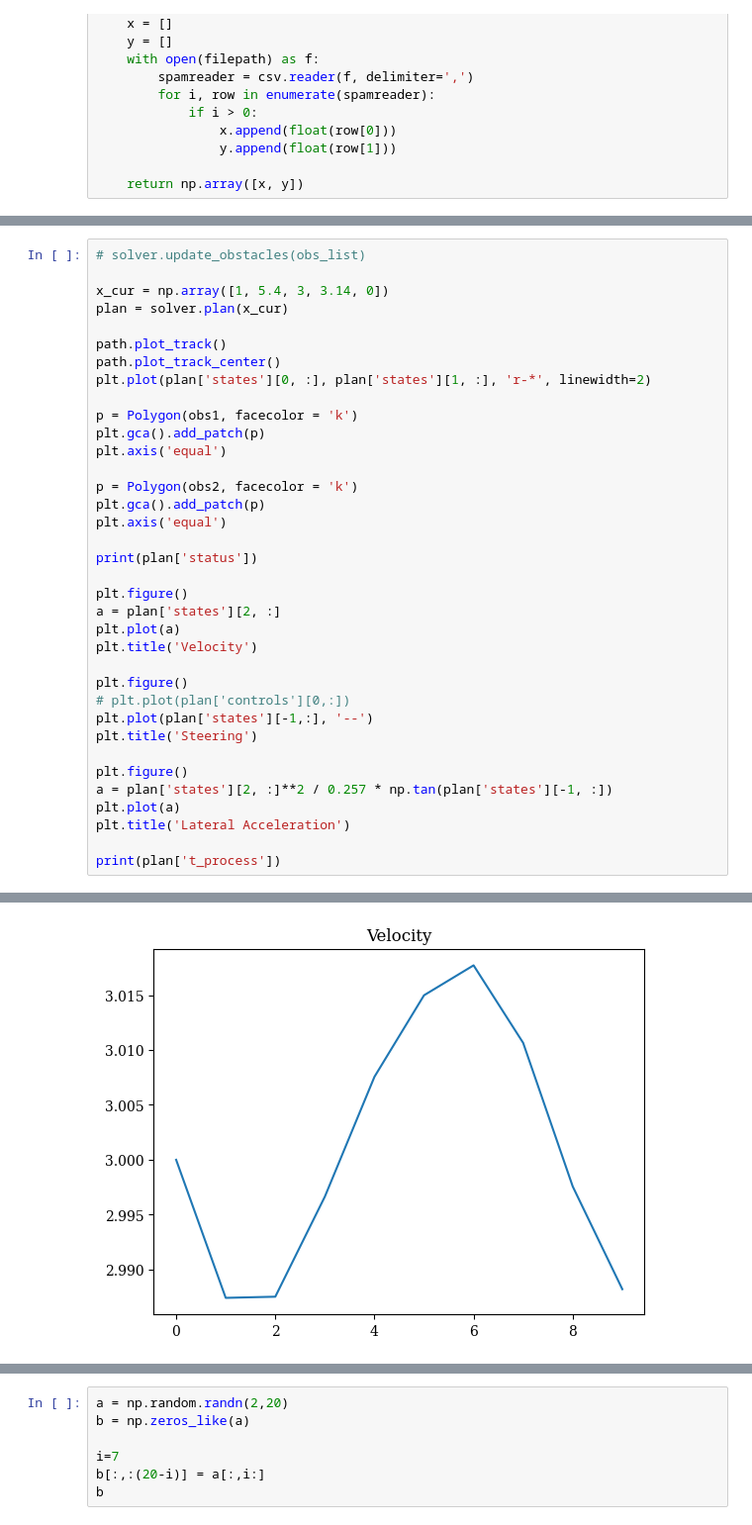
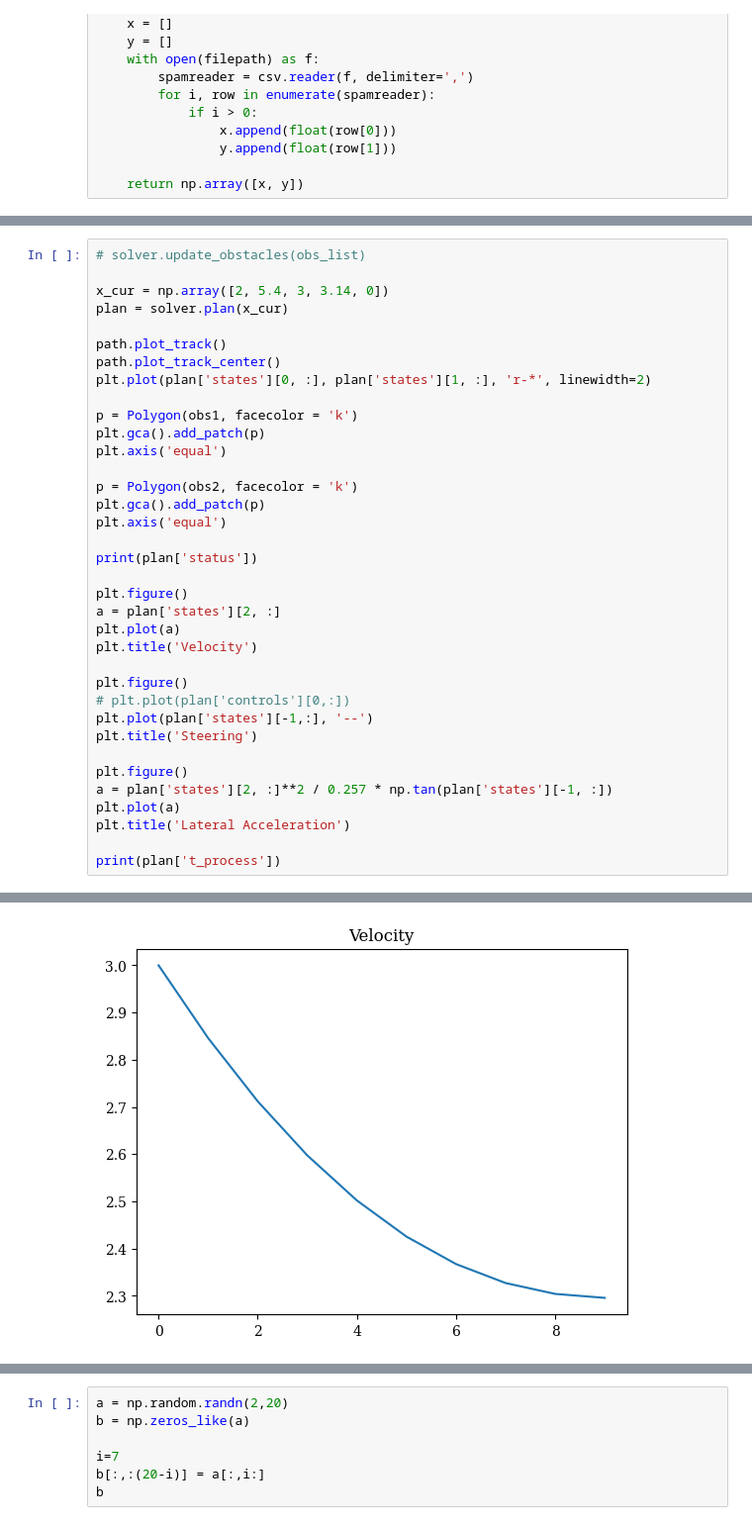
Before and after one commit to SafeRoboticsLab/PrincetonRaceCar_planning, a Jupyter notebook: ilqr_planning_ros/scripts/planner/test_ilqr.ipynb, the cells around one changed output, grey strips where cells are left out. Shown at 99% size. Cells and saved outputs as stored; diff of their text form.

```diff
--- a/ilqr_planning_ros/scripts/planner/test_ilqr.ipynb
+++ b/ilqr_planning_ros/scripts/planner/test_ilqr.ipynb
@@ -78,7 +71,7 @@ Update from  9.613319  to  9.613319 reg:  390624.97 alpha: 0.010 16.581
 # %%
 # solver.update_obstacles(obs_list)
 
-x_cur = np.array([1, 5.4, 3, 3.14, 0])
+x_cur = np.array([2, 5.4, 3, 3.14, 0])
 plan = solver.plan(x_cur)
 
 path.plot_track()
@@ -133 +111 @@ Update from  63.166916  to  63.165924 reg:  625.0 alpha: 1.000 0.778
-[figure, old version]
+[figure, new version]
```
Also changed, not shown: parts of 3 cells of this notebook, 6 other files.
